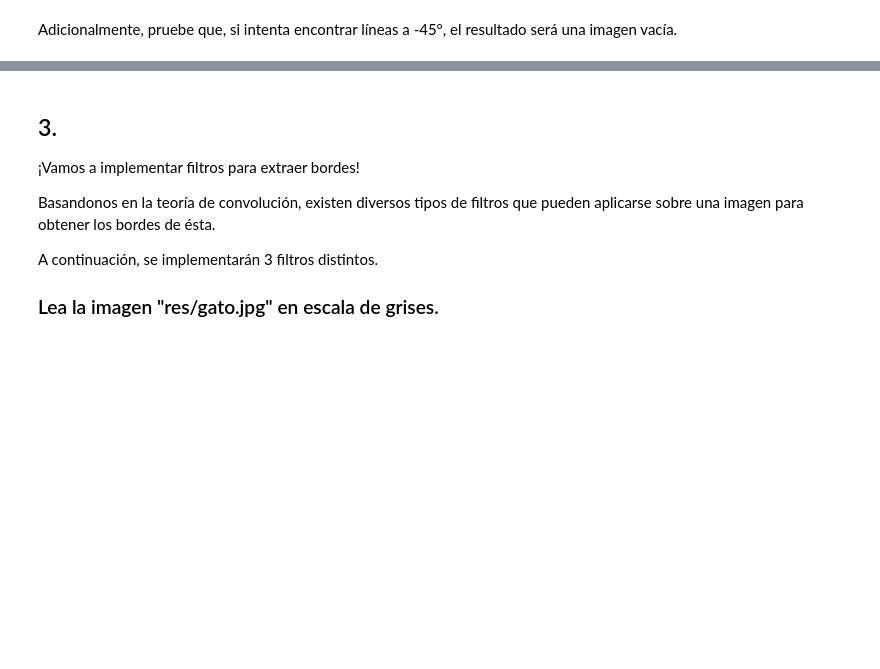
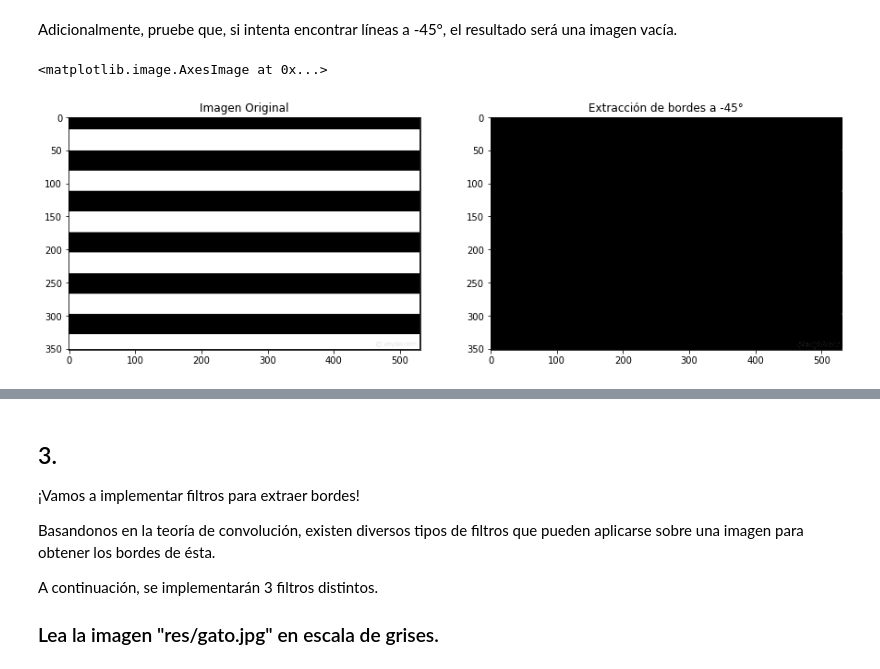
Before and after one commit to saarboledaz/vision_artificial_2019, a Jupyter notebook: Practicas/Practica 4/Practica 4 Segmentación y Realzado de Bordes.ipynb, the cells around one changed output, grey strips where cells are left out. Drawn from its saved outputs; the diff is of its cells as text; code cells hidden in the pictures; blank space fills up the shorter version.

```diff
--- a/Practicas/Practica 4/Practica 4 Segmentación y Realzado de Bordes.ipynb
+++ b/Practicas/Practica 4/Practica 4 Segmentación y Realzado de Bordes.ipynb
@@ -189,19 +207,22 @@ Adicionalmente, pruebe que, si intenta encontrar líneas a -45°, el resultado s
 # %%
 #Llame el filtro que extrae líneas a -45° ≈ 1 linea
 
 ####SU CODIGO AQUÍ#####
-res = None
+res = imgf2
 #####TERMINA SU CODIGO#####
 
 #Aplicar función img_trim para escalar los valores entre 0 y 255 nuevamente
 res = img_trim(res)
 
 #Generar subplot 1x2 y mostrar imagen original e imagen con extracción de bordes
 fig, (ax1,ax2) = plt.subplots(1,2, figsize=(15, 8))
 ax1.set_title('Imagen Original')
 ax1.imshow(img, cmap='gray')
 ax2.set_title('Extracción de bordes a -45°')
 ax2.imshow(res, cmap='gray')
+# %% [output]
+<matplotlib.image.AxesImage at 0x...>
+[figure, added]
 # %% [markdown]
 ### Salida esperada:
 
```
Also changed, not shown: parts of 24 cells of this notebook, 1 other file.
